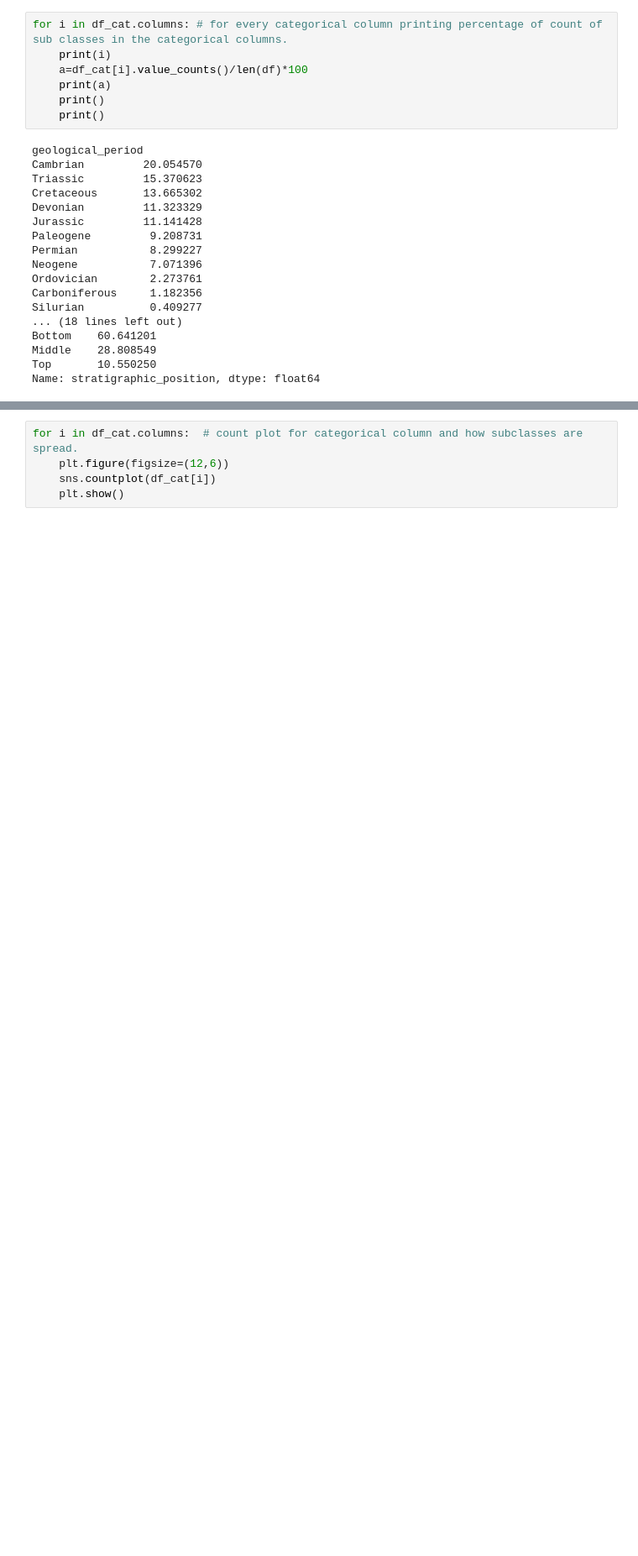
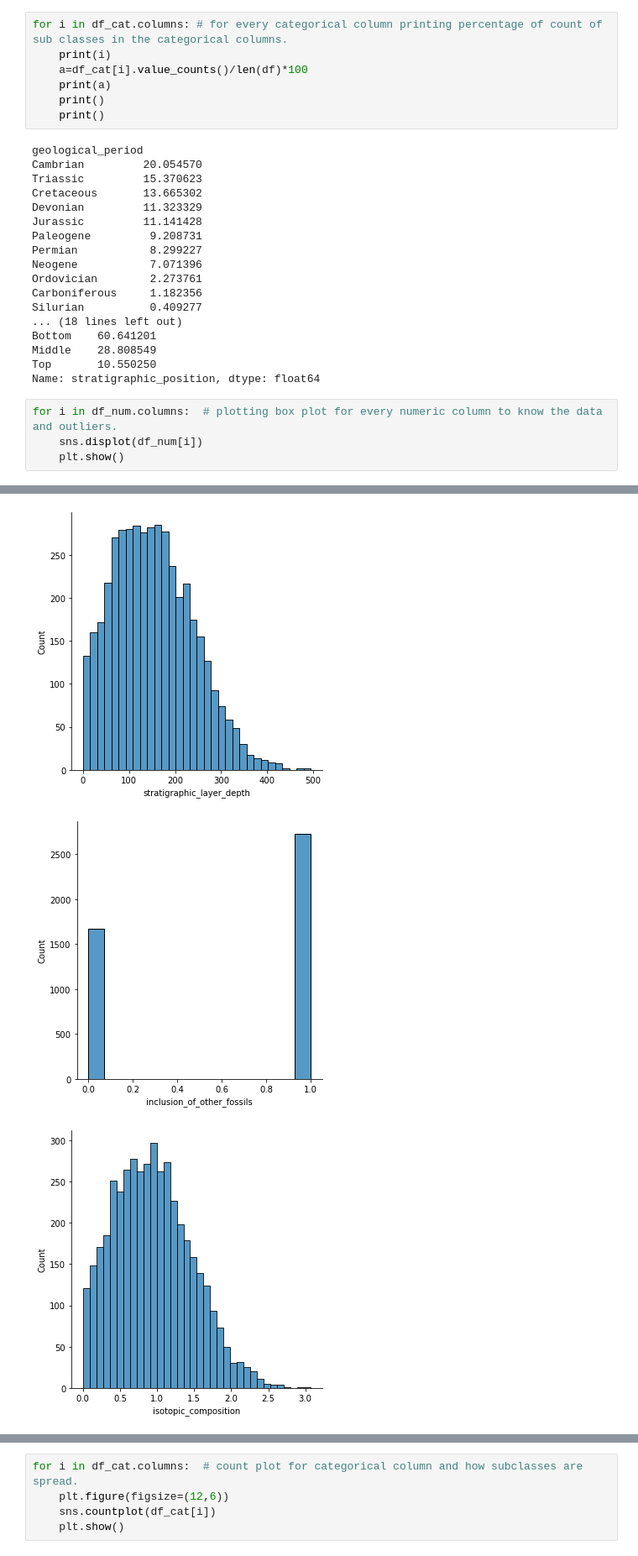
Before and after one commit to bandinikhilkuma/prediction-of-age-of-fossils, a Jupyter notebook: Untitled.ipynb, the cells around one changed output, grey strips where cells are left out. Shown at 84% size. Drawn from its saved outputs; the diff is of its cells as text; blank space fills up the shorter version.

```diff
--- a/Untitled.ipynb
+++ b/Untitled.ipynb
@@ -209,3 +209,8 @@ Bottom    60.641201
 Middle    28.808549
 Top       10.550250
 Name: stratigraphic_position, dtype: float64
+# %%
+for i in df_num.columns:  # plotting box plot for every numeric column to know the data and outliers.
+    sns.displot(df_num[i])
+    plt.show()
+# %% [output]
@@ -211,0 +220,3 @@ Name: stratigraphic_position, dtype: float64
+[figure, added]
+[figure, added]
+[figure, added]
```
Also changed, not shown: parts of 38 cells of this notebook, 2 other files.
